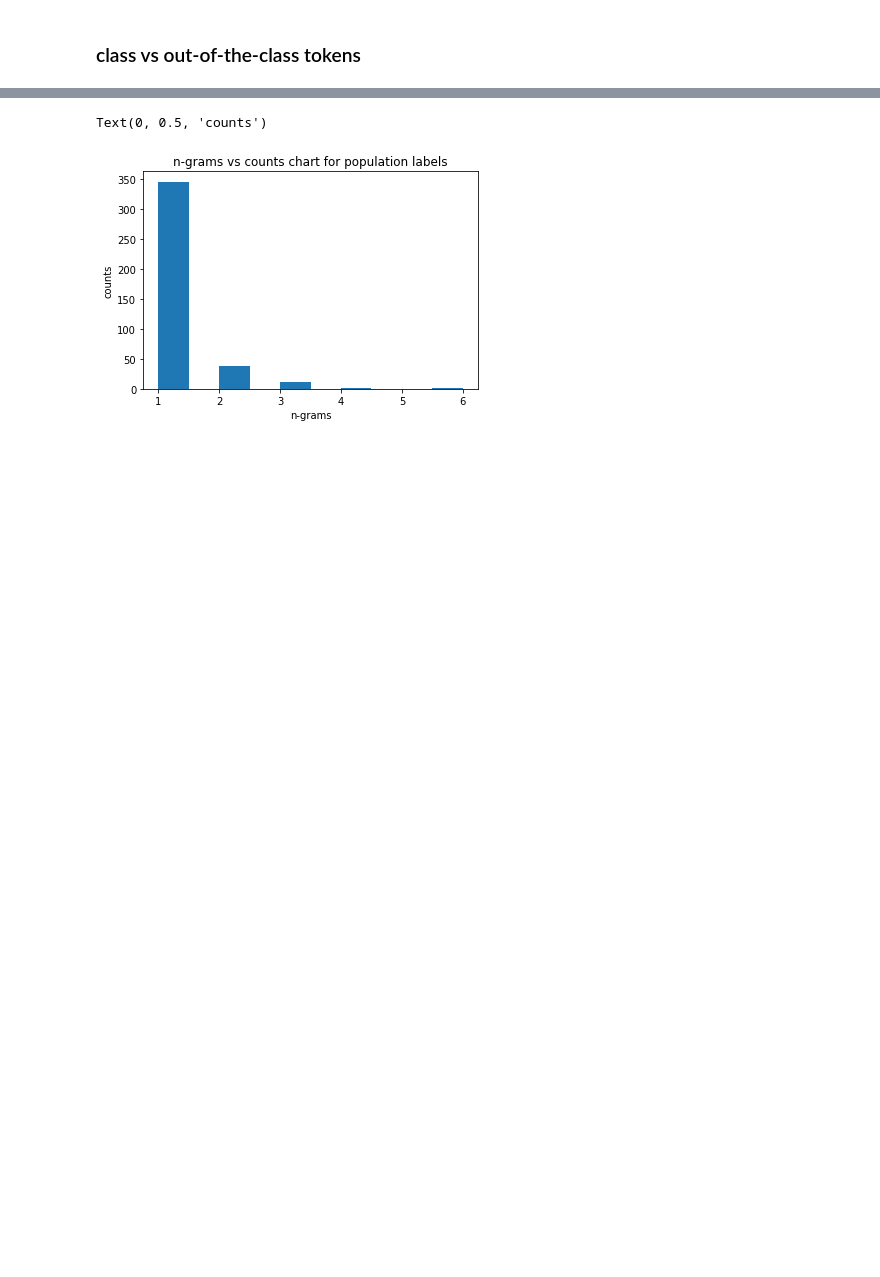
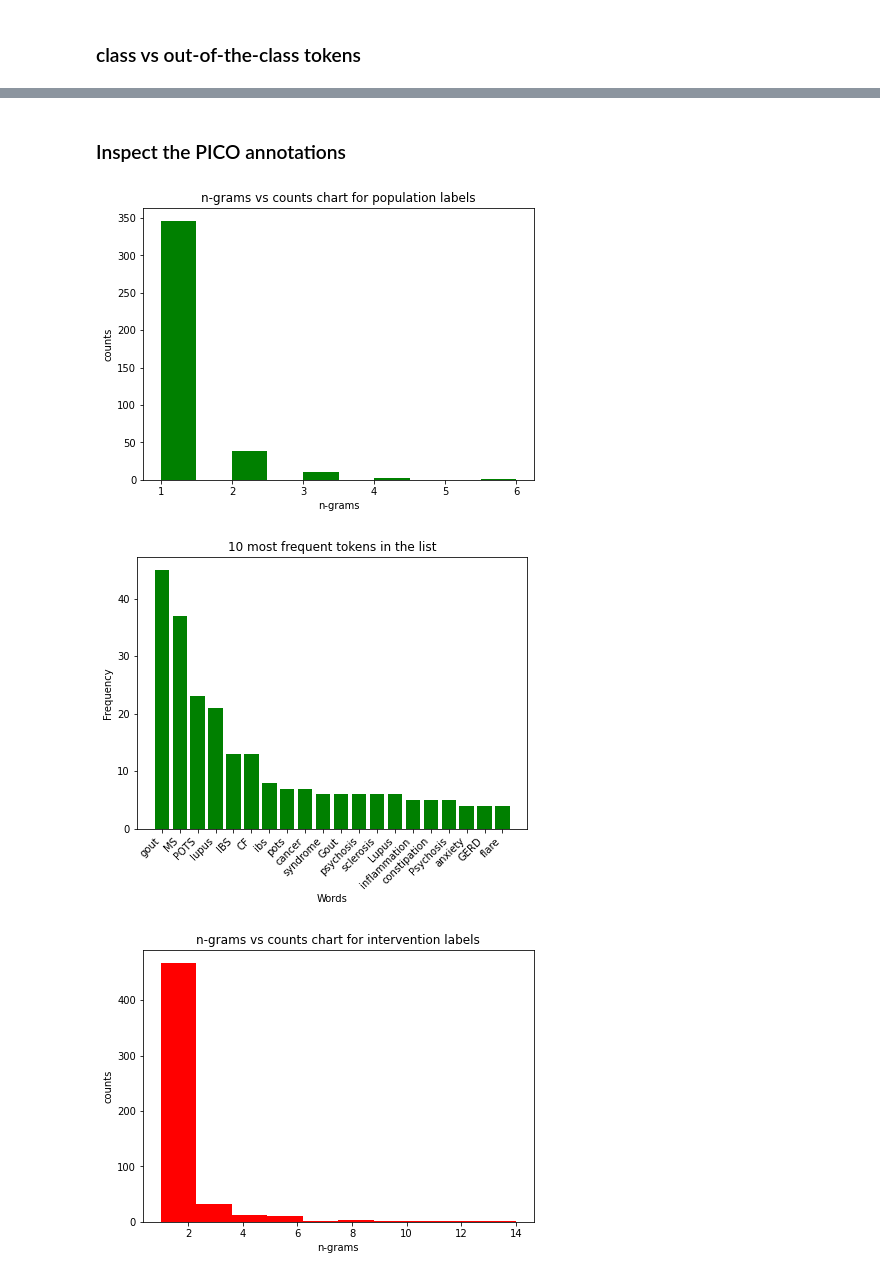
Before and after one commit to anjani-dhrangadhariya/pico-semeval2023, a Jupyter notebook: phase2/Data_Exploration.ipynb, the cells around one changed output, grey strips where cells are left out. Saved outputs shown, nothing was run; the diff lists cells and outputs as text; code cells hidden in the pictures; blank space fills up the shorter version.

```diff
--- a/phase2/Data_Exploration.ipynb
+++ b/phase2/Data_Exploration.ipynb
@@ -53,4 +49,12 @@ def class_ratio(labels, entity):
     for i in labels:
         lab_i = ast.literal_eval(i)
         if len(lab_i)>1:
-            print(lab_i)
+            counts = collections.Counter( lab_i )
+            counts = dict( counts )
+            out_of_span_counter = out_of_span_counter + counts[0]
+            if entity_num in counts:
+                class_counter = class_counter + counts[entity_num]
+
+    count_summary = {str(entity): class_counter, 'oos':out_of_span_counter}
+
+    return count_summary
@@ -76,0 +61,8 @@ class_ratio(df.labels, 'population')
+# %%
+for x in [ 'population', 'intervention', 'outcome' ]:
+    count_summary = class_ratio(df.labels, x)
+    print( count_summary )
+    plot.bar(list(count_summary.keys()), count_summary.values(), color='g')
+    plot.title(f'PICOS class vs out-of-the-span histogram for {x} labels')
+    plot.xlabel('entities')
+    plot.ylabel('counts')
@@ -77,3 +74,7 @@ class_ratio(df.labels, 'population')
+# %% [markdown]
+### Inspect the PICO annotations
+# %%
+picos_colors_mapping = {'population': 'green', 'intervention': 'red', 'outcome': 'blue'}
 # %%
 def inspect_annots(entity):
     terms_all = []
@@ -115,7 +116,8 @@ def plot_common_words(description_list, n):
     words = [word for word, _ in word_frequency]
     counts = [counts for _, counts in word_frequency]
 
-    plot.bar(words, counts)
+    fig = plt.figure(figsize=(7, 5))
+    plot.bar(words, counts, color = picos_colors_mapping[picos_i])
     plot.title("10 most frequent tokens in the list")
     plot.ylabel("Frequency")
     plot.xlabel("Words")
@@ -123,13 +125,20 @@ def plot_common_words(description_list, n):
 
     plot.show()
 # %%
-picos_i = 'population'
-terms_p_lengths, terms_p_all = inspect_annots(picos_i)
+for picos_i in [ 'population', 'intervention', 'outcome' ]:
 
-plot.hist( terms_p_lengths, bins=10)
-plot.title(f'n-grams vs counts chart for {picos_i} labels')
-plot.xlabel('n-grams')
-plot.ylabel('counts')
+    terms_i_lengths, terms_i_all = inspect_annots(picos_i)
+
+    fig = plt.figure(figsize=(7, 5))
+    plot.hist( terms_i_lengths, bins=10, color = picos_colors_mapping[picos_i])
+    plot.title(f'n-grams vs counts chart for {picos_i} labels')
+    plot.xlabel('n-grams')
+    plot.ylabel('counts')
+
+    plot.show()
+
+    plot_common_words(terms_i_all, 20)
 # %% [output]
-Text(0, 0.5, 'counts')
-[figure, old version]
+[figure, new version]
+[figure, added]
+[figure, added]
```
Also changed, not shown: parts of 12 cells of this notebook.
